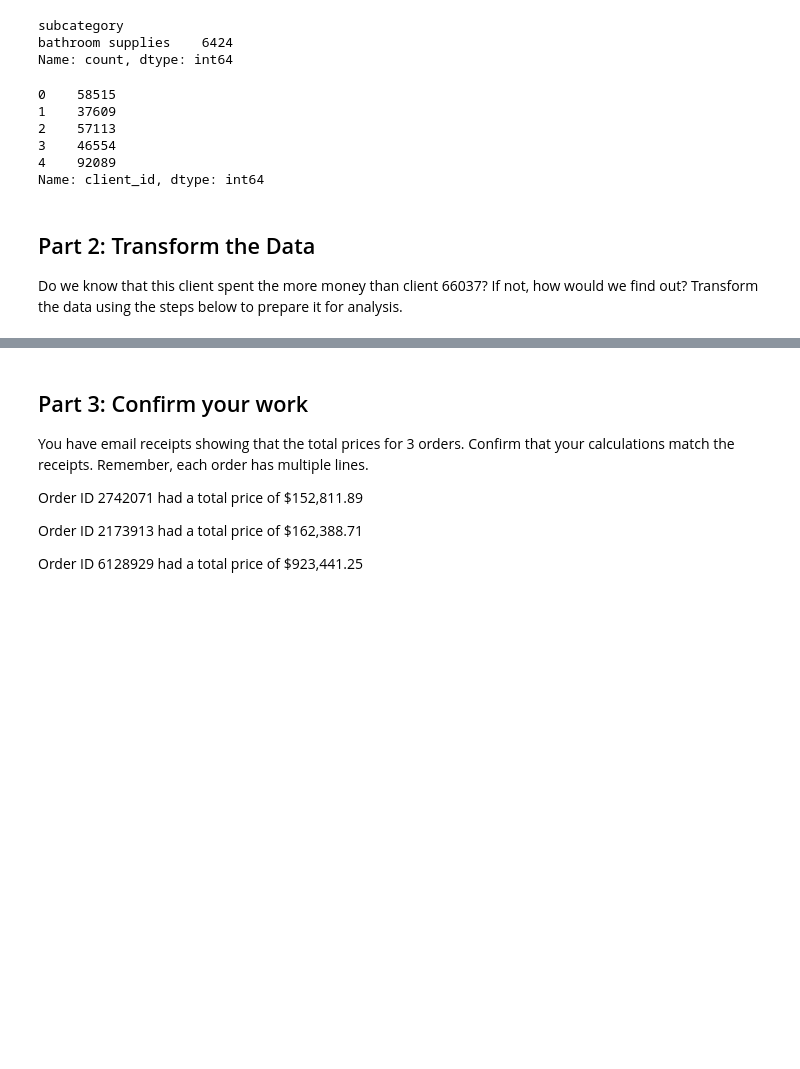
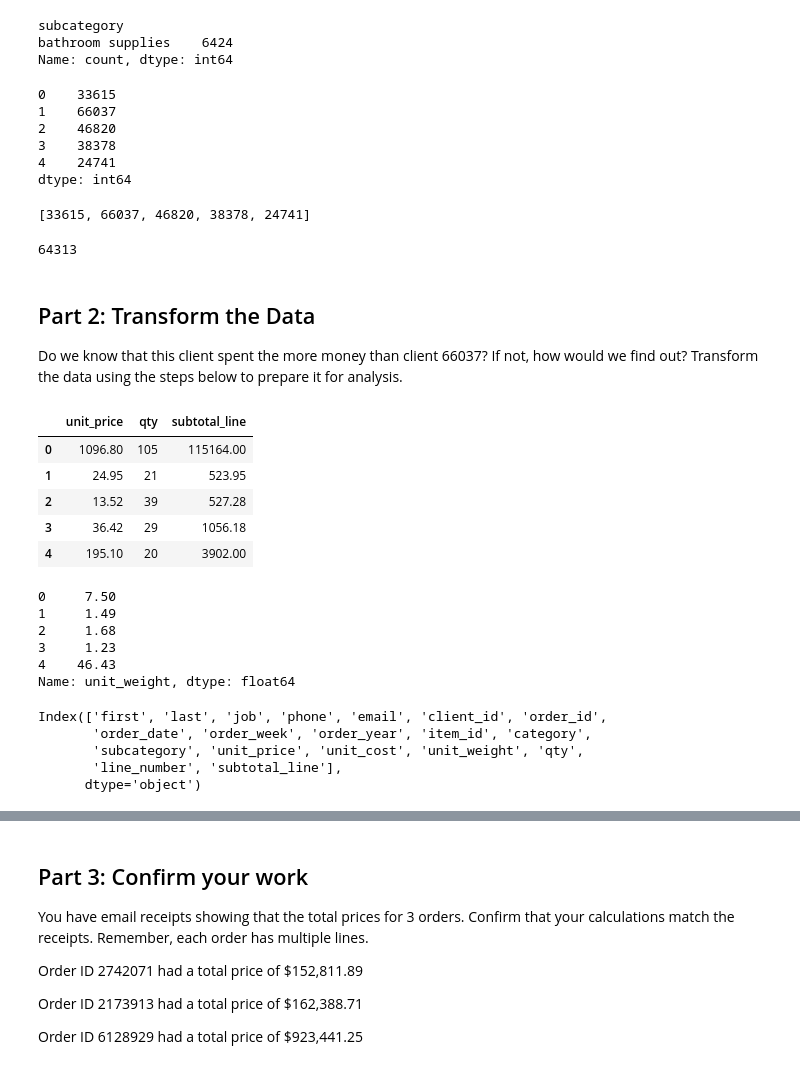
Before and after one commit to AngieP48/pandas-challenge-1, a Jupyter notebook: wholesale_data_analysis_starter_code.ipynb, the cells around one changed output, grey strips where cells are left out. Drawn from its saved outputs; the diff is of its cells as text; code cells hidden in the pictures; blank space fills up the shorter version.

```diff
--- a/wholesale_data_analysis_starter_code.ipynb
+++ b/wholesale_data_analysis_starter_code.ipynb
@@ -59,23 +81,59 @@ bathroom supplies    6424
 Name: count, dtype: int64
 # %%
 # Which five clients had the most entries in the data?
-df.loc[df['category'] == 'client'.value_counts().head(5)
+top_clients = list(wholesale_df["client_id"].value_counts().head(5).index)
+top_clients = pd.Series(top_clients)
+top_clients
 # %% [output]
-0    58515
-1    37609
-2    57113
-3    46554
-4    92089
-Name: client_id, dtype: int64
+0    33615
+1    66037
+2    46820
+3    38378
+4    24741
+dtype: int64
 # %%
 # Store the client ids of those top 5 clients in a list.
+list(wholesale_df["client_id"].value_counts().head(5).index)
+# %% [output]
+[33615, 66037, 46820, 38378, 24741]
 # %%
 # How many total units (the qty column) did the
 # client with the most entries order order?
+wholesale_df["client_id"].value_counts().head(1).index
+wholesale_df.loc[wholesale_df["client_id"] == 33615, "qty"].sum()
+# %% [output]
+64313
 # %% [markdown]
 ## Part 2: Transform the Data
 Do we know that this client spent the more money than client 66037? If not, how would we find out? Transform the data using the steps below to prepare it for analysis.
 # %%
 # Create a column that calculates the
 # subtotal for each line using the unit_price
 # and the qty
+wholesale_df['subtotal_line'] = wholesale_df['unit_price'] * wholesale_df['qty']
+wholesale_df[['unit_price', 'qty', 'subtotal_line']].head()
+# %% [output]
+|  | unit_price | qty | subtotal_line |
+| 0 | 1096.80 | 105 | 115164.00 |
+| 1 | 24.95 | 21 | 523.95 |
+| 2 | 13.52 | 39 | 527.28 |
+| 3 | 36.42 | 29 | 1056.18 |
+| 4 | 195.10 | 20 | 3902.00 |
+# %%
+total_weight = wholesale_df["unit_weight"]
+total_weight.head()
+# %% [output]
+0     7.50
+1     1.49
+2     1.68
+3     1.23
+4    46.43
+Name: unit_weight, dtype: float64
+# %%
+wholesale_df.columns
+# %% [output]
+Index(['first', 'last', 'job', 'phone', 'email', 'client_id', 'order_id',
+       'order_date', 'order_week', 'order_year', 'item_id', 'category',
+       'subcategory', 'unit_price', 'unit_cost', 'unit_weight', 'qty',
+       'line_number', 'subtotal_line'],
+      dtype='object')
```
Also changed, not shown: parts of 17 cells of this notebook, 1 other file.
